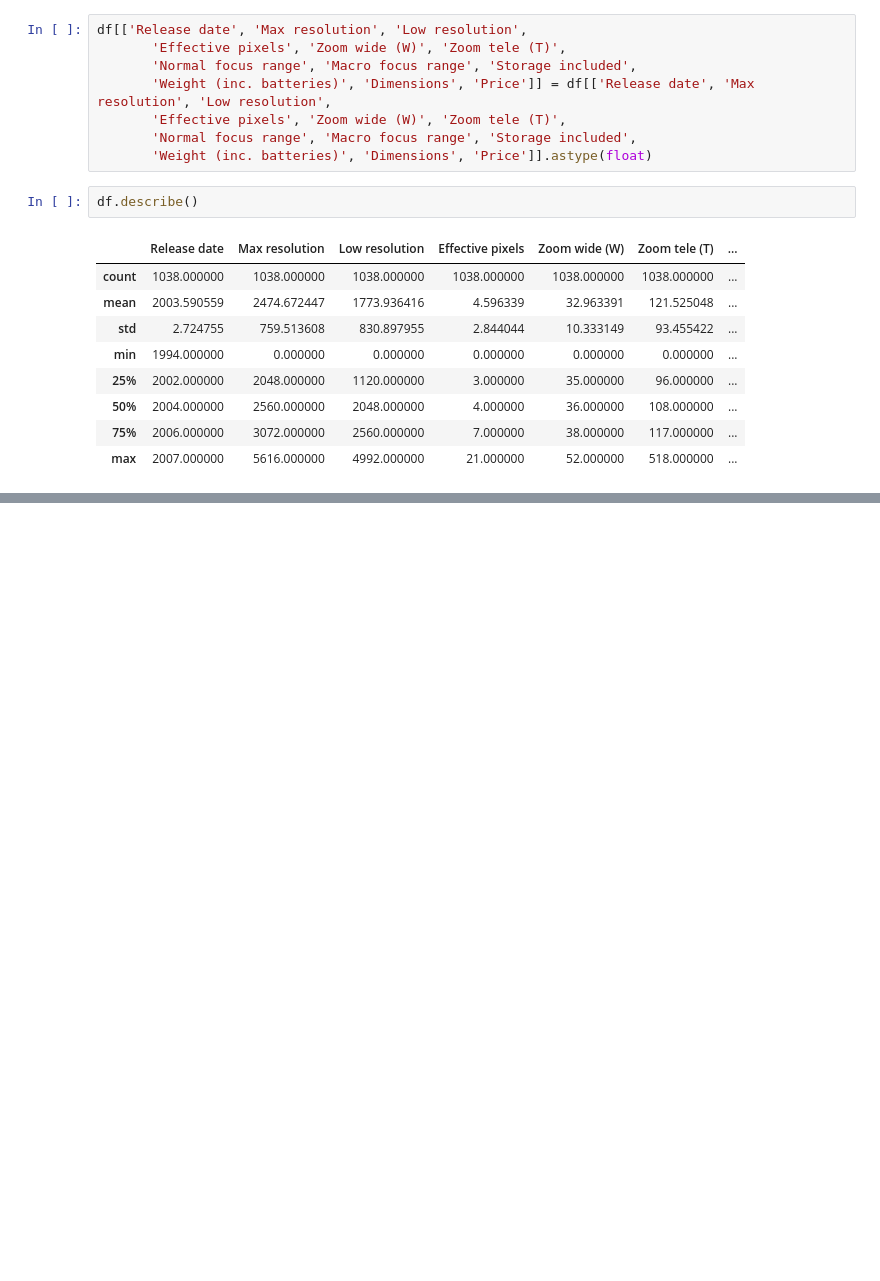
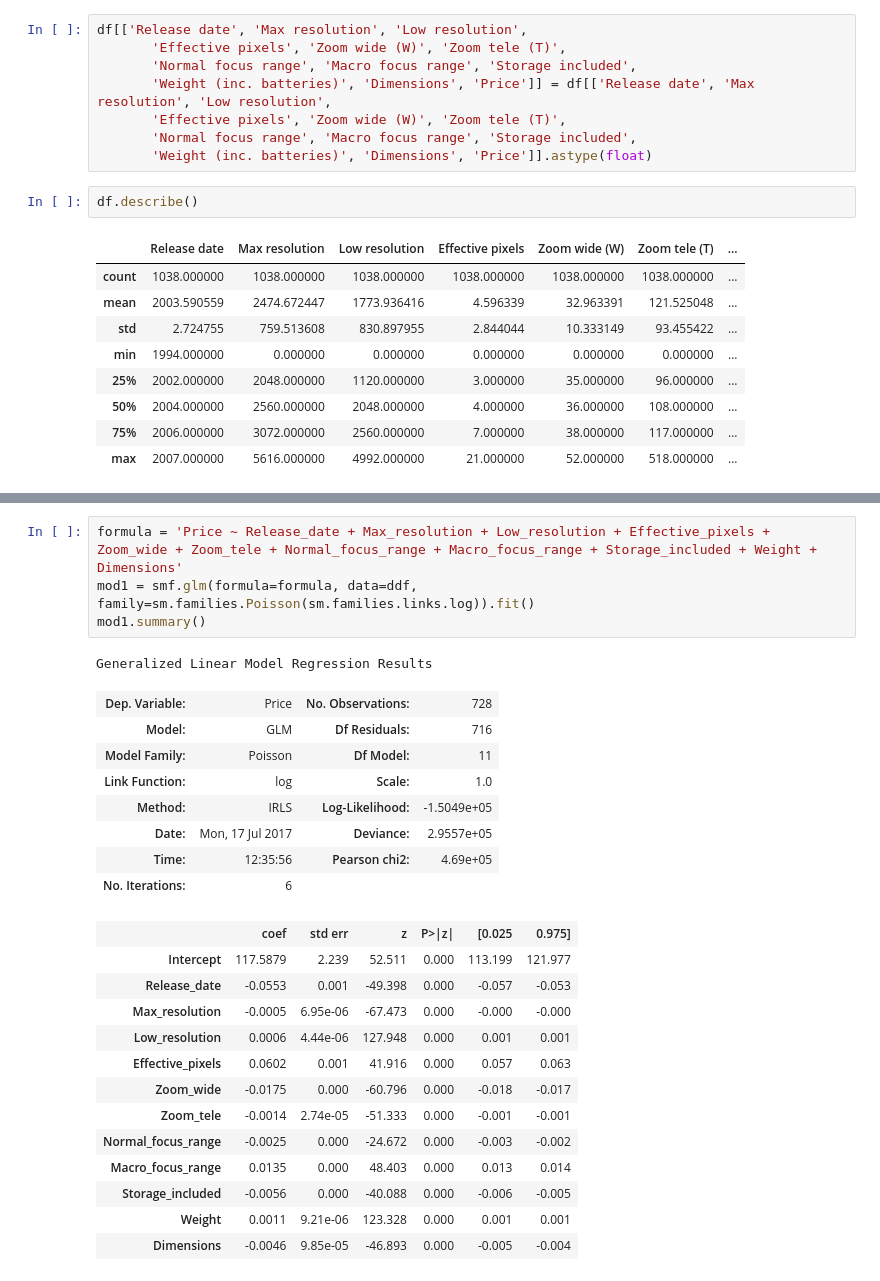
Before and after one commit to mainak24/Regression-2, a Jupyter notebook: Linear_1_camera.ipynb, the cells around one changed output, grey strips where cells are left out. Drawn from its saved outputs; the diff is of its cells as text; blank space fills up the shorter version.

```diff
--- a/Linear_1_camera.ipynb
+++ b/Linear_1_camera.ipynb
@@ -175,0 +555,27 @@ df[df["Dimensions"].isnull()==True]
+# %%
+formula = 'Price ~ Release_date + Max_resolution + Low_resolution + Effective_pixels + Zoom_wide + Zoom_tele + Normal_focus_range + Macro_focus_range + Storage_included + Weight + Dimensions'
+mod1 = smf.glm(formula=formula, data=ddf, family=sm.families.Poisson(sm.families.links.log)).fit()
+mod1.summary()
+# %% [output]
+Generalized Linear Model Regression Results
+| Dep. Variable: | Price | No. Observations: | 728 |
+| Model: | GLM | Df Residuals: | 716 |
+| Model Family: | Poisson | Df Model: | 11 |
+| Link Function: | log | Scale: | 1.0 |
+| Method: | IRLS | Log-Likelihood: | -1.5049e+05 |
+| Date: | Mon, 17 Jul 2017 | Deviance: | 2.9557e+05 |
+| Time: | 12:35:56 | Pearson chi2: | 4.69e+05 |
+| No. Iterations: | 6 |  |  |
+|  | coef | std err | z | P>|z| | [0.025 | 0.975] |
+| Intercept | 117.5879 | 2.239 | 52.511 | 0.000 | 113.199 | 121.977 |
+| Release_date | -0.0553 | 0.001 | -49.398 | 0.000 | -0.057 | -0.053 |
+| Max_resolution | -0.0005 | 6.95e-06 | -67.473 | 0.000 | -0.000 | -0.000 |
+| Low_resolution | 0.0006 | 4.44e-06 | 127.948 | 0.000 | 0.001 | 0.001 |
+| Effective_pixels | 0.0602 | 0.001 | 41.916 | 0.000 | 0.057 | 0.063 |
+| Zoom_wide | -0.0175 | 0.000 | -60.796 | 0.000 | -0.018 | -0.017 |
+| Zoom_tele | -0.0014 | 2.74e-05 | -51.333 | 0.000 | -0.001 | -0.001 |
+| Normal_focus_range | -0.0025 | 0.000 | -24.672 | 0.000 | -0.003 | -0.002 |
+| Macro_focus_range | 0.0135 | 0.000 | 48.403 | 0.000 | 0.013 | 0.014 |
+| Storage_included | -0.0056 | 0.000 | -40.088 | 0.000 | -0.006 | -0.005 |
+| Weight | 0.0011 | 9.21e-06 | 123.328 | 0.000 | 0.001 | 0.001 |
+| Dimensions | -0.0046 | 9.85e-05 | -46.893 | 0.000 | -0.005 | -0.004 |
```
Also changed, not shown: parts of 46 cells of this notebook.
